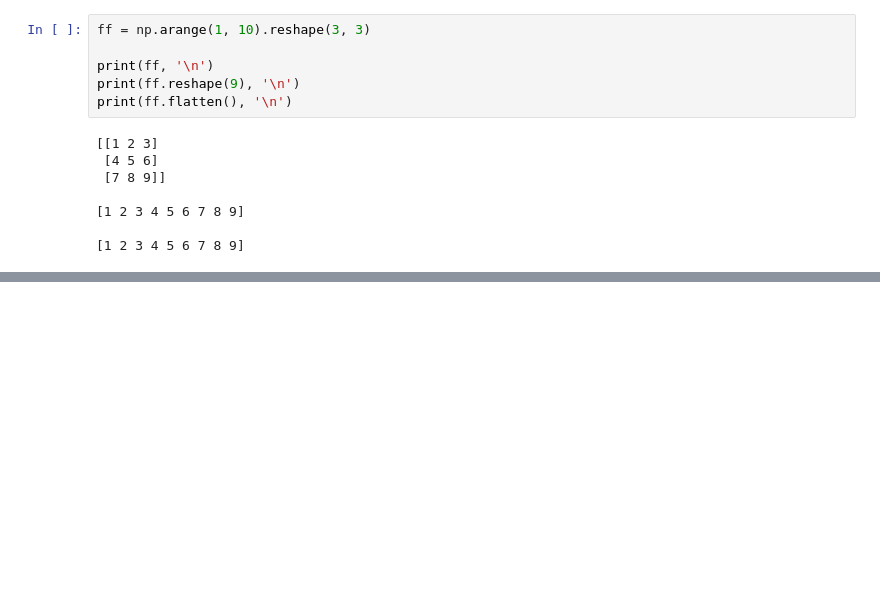
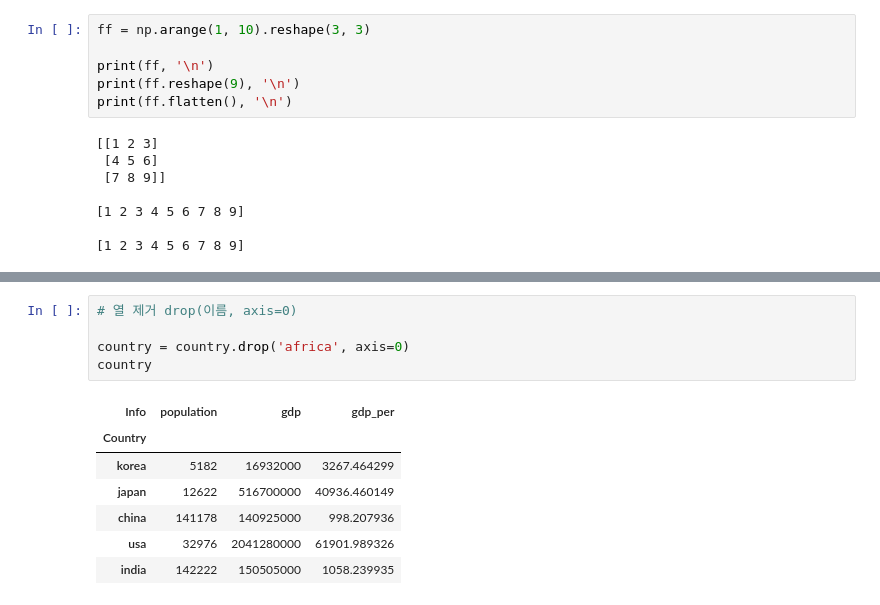
Before and after one commit to BSEom/py_ex, a Jupyter notebook: python10.ipynb, the cells around one changed output, grey strips where cells are left out. Drawn from its saved outputs; the diff is of its cells as text; blank space fills up the shorter version.

```diff
--- a/python10.ipynb
+++ b/python10.ipynb
@@ -267,0 +582,13 @@ print(ff.flatten(), '\n')
+# %%
+# 열 제거 drop(이름, axis=0)
+
+country = country.drop('africa', axis=0)
+country
+# %% [output]
+| Info | population | gdp | gdp_per |
+| Country |  |  |  |
+| korea | 5182 | 16932000 | 3267.464299 |
+| japan | 12622 | 516700000 | 40936.460149 |
+| china | 141178 | 140925000 | 998.207936 |
+| usa | 32976 | 2041280000 | 61901.989326 |
+| india | 142222 | 150505000 | 1058.239935 |
```
Also changed, not shown: parts of 35 cells of this notebook, 4 other files.
